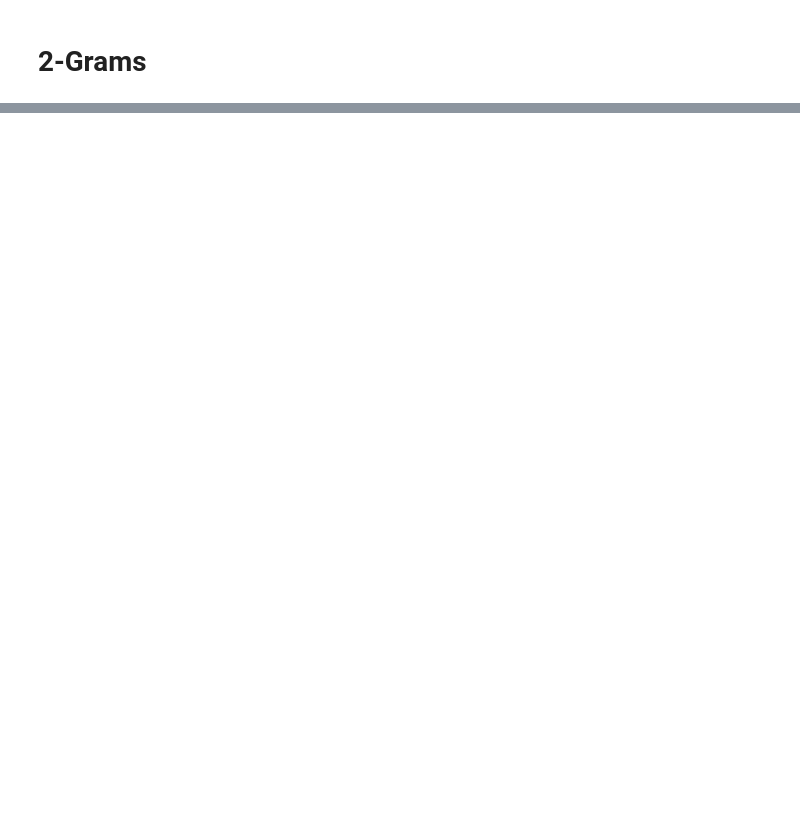
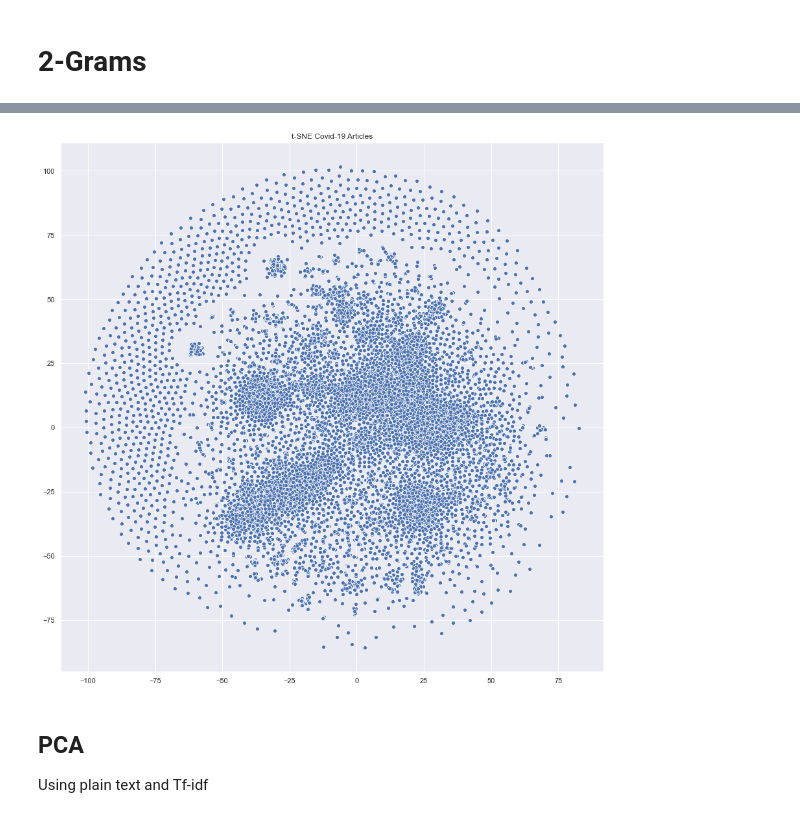
Before and after one commit to pomkos/covid19, a Jupyter notebook: corvid19.ipynb, the cells around one changed output, grey strips where cells are left out. Drawn from its saved outputs; the diff is of its cells as text; code cells hidden in the pictures; blank space fills up the shorter version.

```diff
--- a/corvid19.ipynb
+++ b/corvid19.ipynb
@@ -331,0 +358,10 @@ type(words[0])
+# %%
+from sklearn.feature_extraction.text import HashingVectorizer
+
+# hash vectorizer instance
+hvec = HashingVectorizer(lowercase=False, analyzer=lambda l:l, n_features=2**12)
+
+# features matrix X
+X = hvec.fit_transform(n_gram_all)
+
+X.shape
@@ -331,0 +370,7 @@ type(words[0])
+# %%
+from sklearn.model_selection import train_test_split
+
+X_train, X_test = train_test_split(X.toarray(), test_size = 0.2, random_state = 42)
+
+print("X_train size:", len(X_train))
+print("X_test size:", len(X_test), "\n")
@@ -331,0 +384,5 @@ type(words[0])
+# %%
+from sklearn.manifold import TSNE
+
+tsne = TSNE(verbose=1, perplexity = 5)
+X_embedded = tsne.fit_transform(X_train)
@@ -331,0 +407,21 @@ type(words[0])
+# %%
+from matplotlib import pyplot as plt
+import seaborn as sns
+
+# sns settings
+sns.set(rc={'figure.figsize':(15,15)})
+
+# colors
+palette = sns.color_palette("bright", 1)
+
+# plot
+sns.scatterplot(X_embedded[:,0], X_embedded[:,1], palette=palette)
+
+plt.title("t-SNE Covid-19 Articles")
+# plt.savefig("plots/t-sne_covid19.png")
+plt.show()
+# %% [output]
+[figure, added]
+# %% [markdown]
+## PCA
+Using plain text and Tf-idf
```
Also changed, not shown: parts of 41 cells of this notebook.
